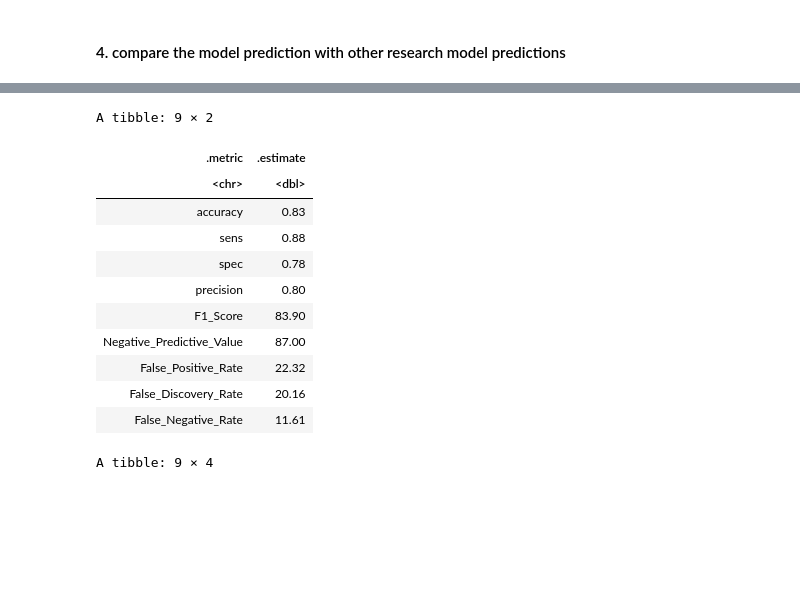
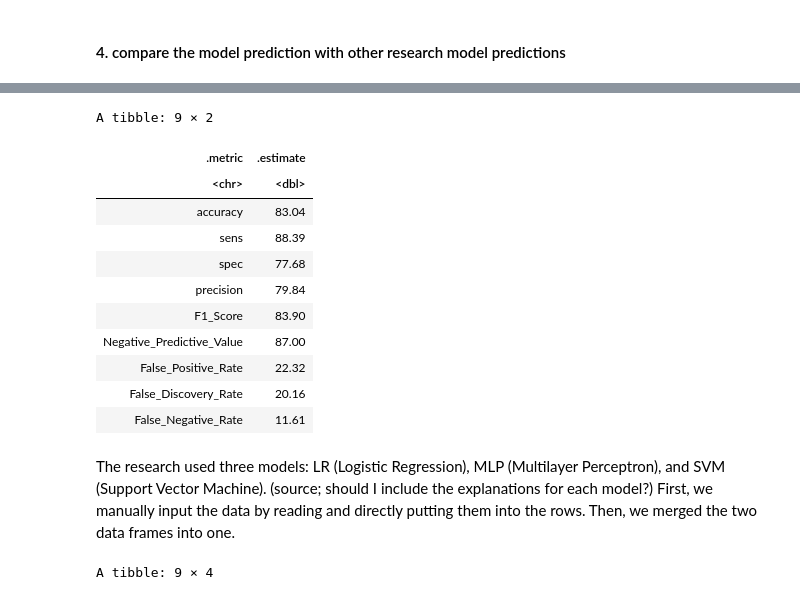
Before and after one commit to dylankim990/DSCI100_Group_1, a Jupyter notebook: MainDataAnalysis.ipynb, the cells around one changed output, grey strips where cells are left out. Drawn from its saved outputs; the diff is of its cells as text; code cells hidden in the pictures; blank space fills up the shorter version.

Commit message:
wrote explanations for num 4
wrote the process of acquiring each data set of our KNN model and the research's models.

```diff
--- a/MainDataAnalysis.ipynb
+++ b/MainDataAnalysis.ipynb
@@ -203,5 +211,4 @@ finding: accuracy is 0.8303571
 # %%
-#creating comparison dataframe by using the research's formula and comfiling the research data
 #data from raisin_conf_mat
 tp <- 99
 fp <- 25
@@ -209,43 +216,46 @@ fn <- 13
 tn <- 87
 
 #decided to use summary(raisin_conf_mat)
 #filter and select the .metrics that also appeared on the research's performance measurements: accuracy, sens, spec, precision
 KNN_conf_mat <- summary(raisin_conf_mat) %>%
     filter(.metric == "accuracy" | .metric == "sens" | .metric == "spec" | .metric == "precision") %>%
-    select(.metric, .estimate)
+    select(.metric, .estimate) %>%
+    mutate(.estimate = .estimate * 100)
 
 #the missing metrics compared to the research is calculated according to the research's formula
 # Calculating missing values of F1_Score_KNN, Negative_Predictive_Value, False_Positive_Rate
 #False_Discovery_Rate, and False_Negative_Rate of our KNN raisin data
 F1_Score_KNN <- (((2*tp)/(2*tp + fp + fn)) * 100)
 Negative_Predictive_Value <- ((tn / (tn + fn)) * 100)
 False_Positive_Rate <- ((fp / (tn + fp)) * 100)
 False_Discovery_Rate <- (fp / (tp + fp) * 100)
 False_Negative_Rate <- (fn / (tp + fn) * 100)
 
 #adding the calculated data to the KNN raisin data
 KNN <- add_row(KNN_conf_mat, .metric = "F1_Score", .estimate = F1_Score_KNN) %>%
     add_row(.metric = "Negative_Predictive_Value", .estimate = Negative_Predictive_Value) %>%
     add_row(.metric = "False_Positive_Rate", .estimate = False_Positive_Rate) %>%
     add_row(.metric = "False_Discovery_Rate", .estimate = False_Discovery_Rate) %>%
     add_row(.metric = "False_Negative_Rate", .estimate = False_Negative_Rate)
 
 KNN <- KNN %>%
     mutate(.estimate = round(.estimate, digit = 2))
 KNN
 # %% [output]
 A tibble: 9 × 2
 | .metric | .estimate |
 | <chr> | <dbl> |
-| accuracy | 0.83 |
-| sens | 0.88 |
-| spec | 0.78 |
-| precision | 0.80 |
+| accuracy | 83.04 |
+| sens | 88.39 |
+| spec | 77.68 |
+| precision | 79.84 |
 | F1_Score | 83.90 |
 | Negative_Predictive_Value | 87.00 |
 | False_Positive_Rate | 22.32 |
 | False_Discovery_Rate | 20.16 |
 | False_Negative_Rate | 11.61 |
+# %% [markdown]
+The research used three models: LR (Logistic Regression), MLP (Multilayer Perceptron), and SVM (Support Vector Machine). (source; should I include the explanations for each model?) First, we manually input the data by reading and directly putting them into the rows. Then, we merged the two data frames into one.
 # %%
 #created data frame for the Table 2 of the research
 measure_labels <- c("Accuracy", "Sensivity", "Specificity", "Precision", "F1-Score",
```
Also changed, not shown: parts of 3 cells of this notebook.
